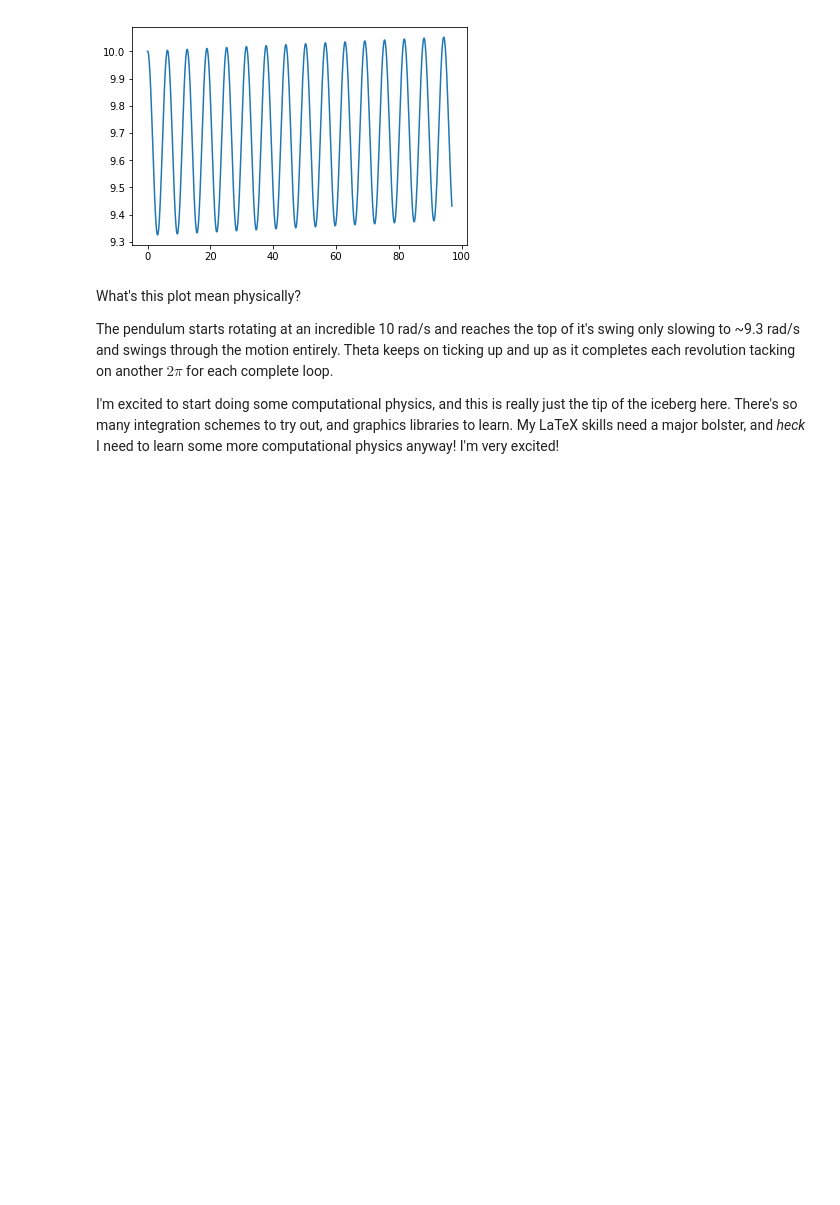
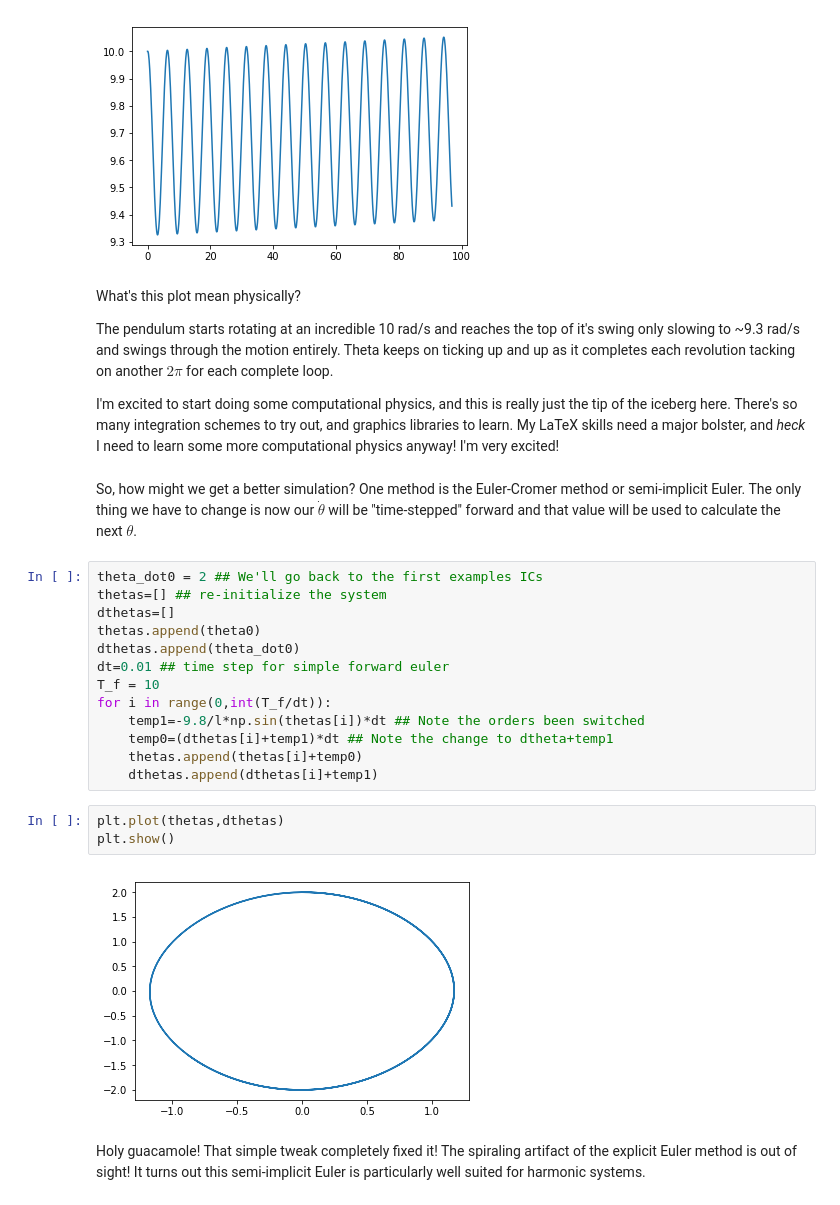
Before and after one commit to bryanhoffman/jupyterStuff, a Jupyter notebook: computationalPhysics/Lagrangian Mechanics!!!.ipynb, the cells around one changed output. Saved outputs shown, nothing was run; the diff lists cells and outputs as text; blank space fills up the shorter version.

Commit message:
semi-implicit euler

```diff
--- a/computationalPhysics/Lagrangian Mechanics!!!.ipynb
+++ b/computationalPhysics/Lagrangian Mechanics!!!.ipynb
@@ -68,3 +70,25 @@ What's this plot mean physically?
 The pendulum starts rotating at an incredible 10 rad/s and reaches the top of it's swing only slowing to ~9.3 rad/s and swings through the motion entirely. Theta keeps on ticking up and up as it completes each revolution tacking on another $2\pi$ for each complete loop.
 
 I'm excited to start doing some computational physics, and this is really just the tip of the iceberg here. There's so many integration schemes to try out, and graphics libraries to learn. My LaTeX skills need a major bolster, and *heck* I need to learn some more computational physics anyway! I'm very excited!
+# %% [markdown]
+So, how might we get a better simulation? One method is the Euler-Cromer method or semi-implicit Euler. The only thing we have to change is now our $\dot{\theta}$ will be "time-stepped" forward and that value will be used to calculate the next $\theta$.
+# %%
+theta_dot0 = 2 ## We'll go back to the first examples ICs
+thetas=[] ## re-initialize the system
+dthetas=[]
+thetas.append(theta0)
+dthetas.append(theta_dot0)
+dt=0.01 ## time step for simple forward euler
+T_f = 10
+for i in range(0,int(T_f/dt)):
+    temp1=-9.8/l*np.sin(thetas[i])*dt ## Note the orders been switched
+    temp0=(dthetas[i]+temp1)*dt ## Note the change to dtheta+temp1
+    thetas.append(thetas[i]+temp0)
+    dthetas.append(dthetas[i]+temp1)
+# %%
+plt.plot(thetas,dthetas)
+plt.show()
+# %% [output]
+[figure, added]
+# %% [markdown]
+Holy guacamole! That simple tweak completely fixed it! The spiraling artifact of the explicit Euler method is out of sight! It turns out this semi-implicit Euler is particularly well suited for harmonic systems.
```
Also changed, not shown: parts of 2 cells of this notebook.
